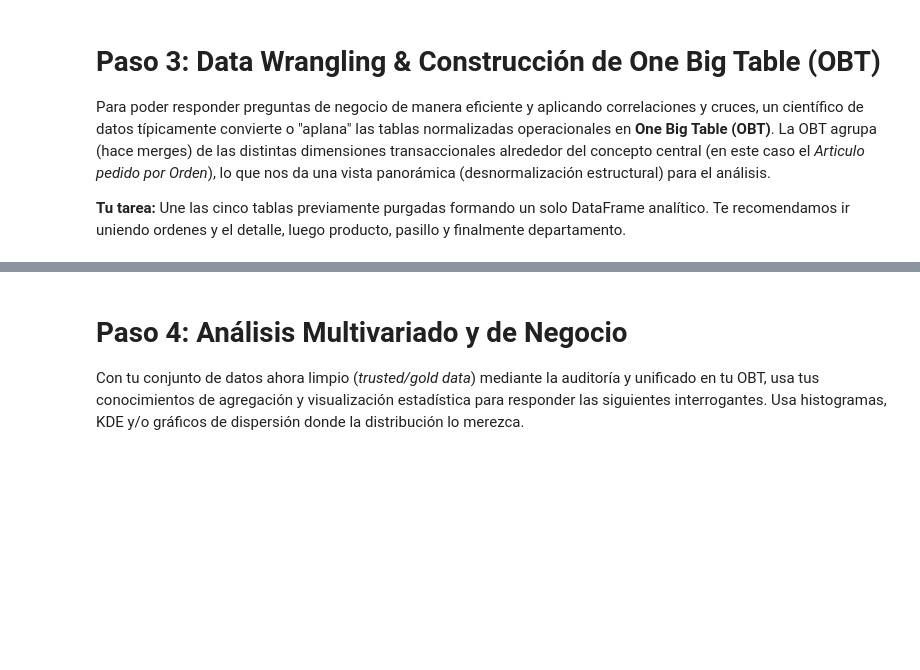
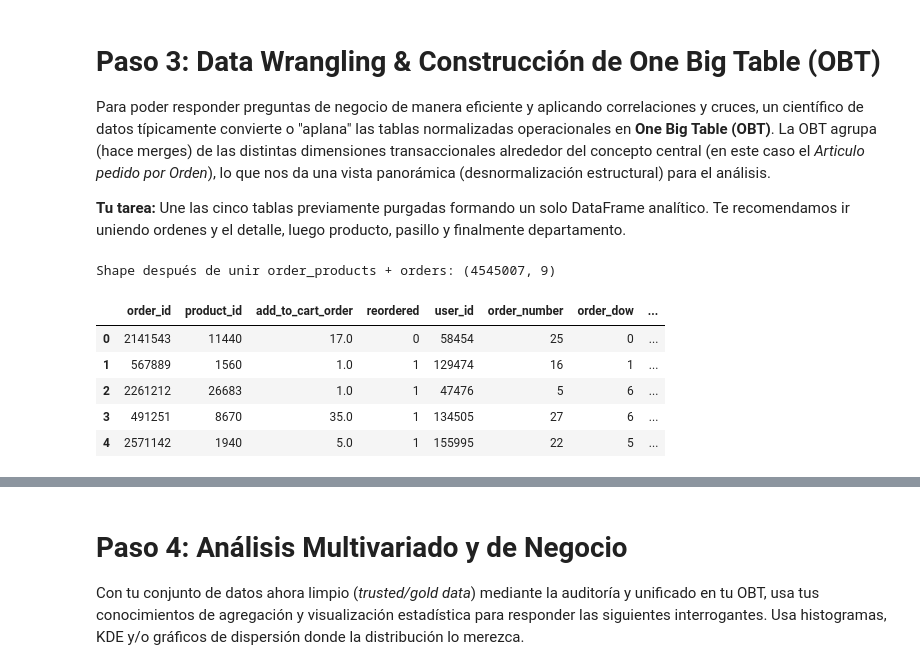
Before and after one commit to gbberru/ds-week-2, a Jupyter notebook: taller_3_Gustavo_Berru.ipynb, the cells around one changed output, grey strips where cells are left out. Cells and saved outputs as stored; diff of their text form; code cells hidden in the pictures; blank space fills up the shorter version.

```diff
--- a/taller_3_Gustavo_Berru.ipynb
+++ b/taller_3_Gustavo_Berru.ipynb
@@ -612,3 +766,35 @@ Decide y justifica la estrategia que usaste para estos casos (eliminar, mantener
 Para poder responder preguntas de negocio de manera eficiente y aplicando correlaciones y cruces, un científico de datos típicamente convierte o "aplana" las tablas normalizadas operacionales en **One Big Table (OBT)**. La OBT agrupa (hace merges) de las distintas dimensiones transaccionales alrededor del concepto central (en este caso el *Articulo pedido por Orden*), lo que nos da una vista panorámica (desnormalización estructural) para el análisis.
 
 **Tu tarea:** Une las cinco tablas previamente purgadas formando un solo DataFrame analítico. Te recomendamos ir uniendo ordenes y el detalle, luego producto, pasillo y finalmente departamento.
+# %%
+# Órdenes limpias
+orders_obt = instacart_orders.copy()
+
+# Detalle de productos por orden
+order_products_obt = order_products.copy()
+
+# Productos limpios
+products_obt = products.drop(columns=["product_name_norm"], errors="ignore").copy()
+
+# Catálogos
+aisles_obt = aisles.copy()
+departments_obt = departments.copy()
+# %%
+#Unir órdenes + detalle
+obt = order_products_obt.merge(
+    orders_obt,
+    on="order_id",
+    how="left",
+    validate="many_to_one"
+)
+
+print("Shape después de unir order_products + orders:", obt.shape)
+display(obt.head())
+# %% [output]
+Shape después de unir order_products + orders: (4545007, 9)
+|  | order_id | product_id | add_to_cart_order | reordered | user_id | order_number | order_dow | ... |
+| 0 | 2141543 | 11440 | 17.0 | 0 | 58454 | 25 | 0 | ... |
+| 1 | 567889 | 1560 | 1.0 | 1 | 129474 | 16 | 1 | ... |
+| 2 | 2261212 | 26683 | 1.0 | 1 | 47476 | 5 | 6 | ... |
+| 3 | 491251 | 8670 | 35.0 | 1 | 134505 | 27 | 6 | ... |
+| 4 | 2571142 | 1940 | 5.0 | 1 | 155995 | 22 | 5 | ... |
```
Also changed, not shown: parts of 19 cells of this notebook.
